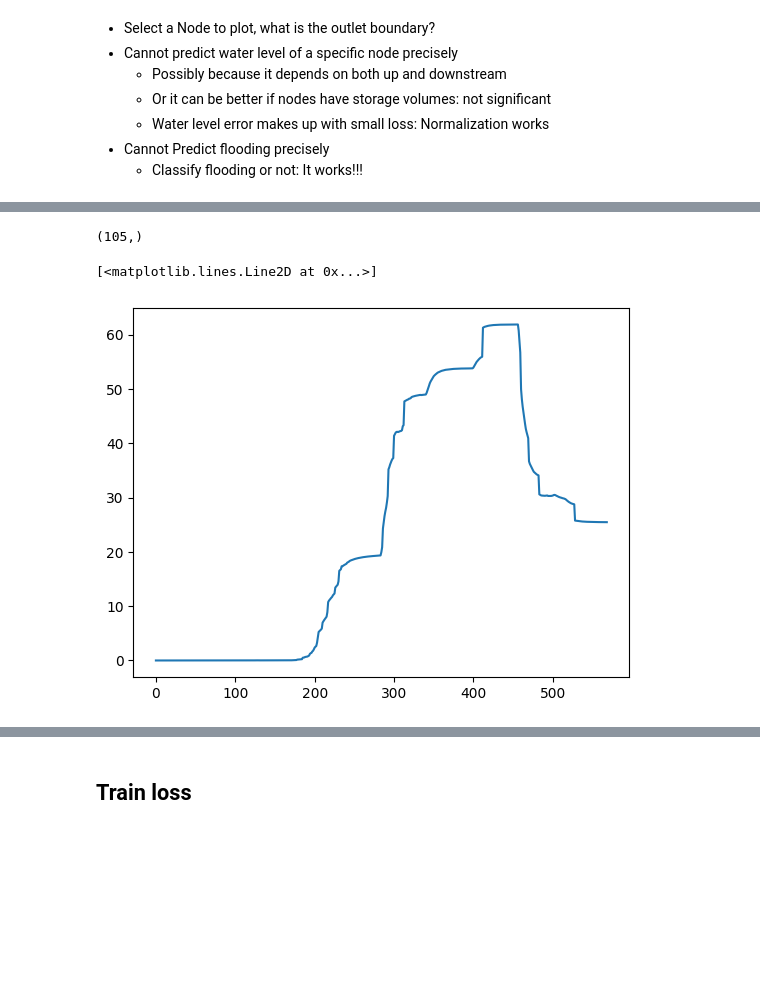
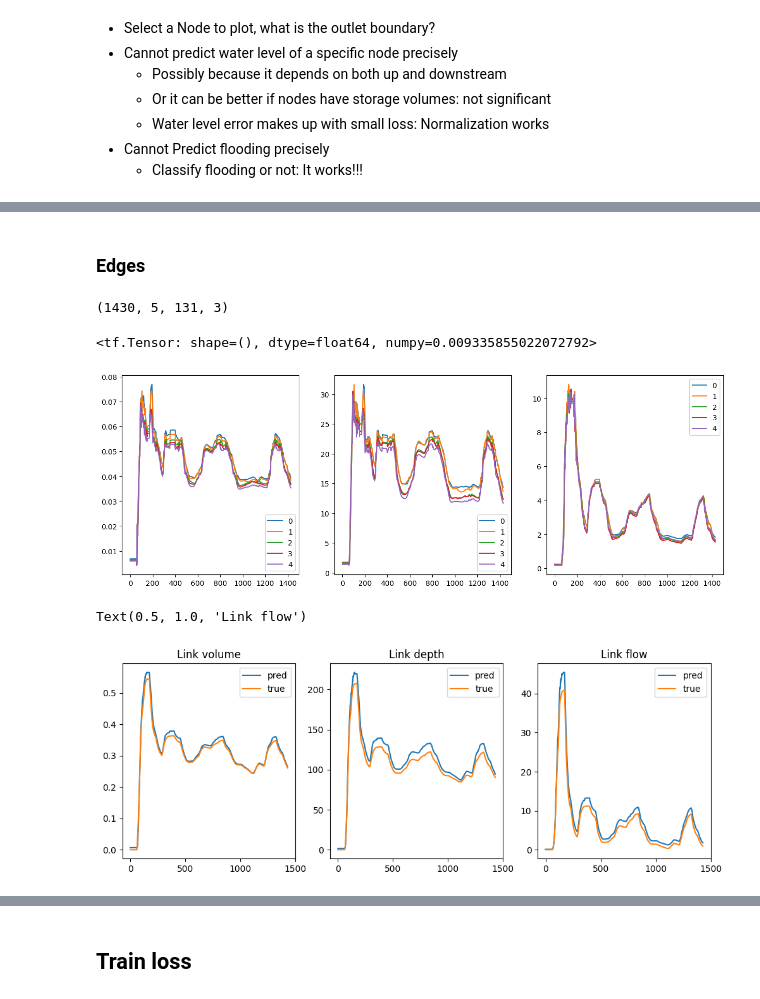
Before and after one commit to Zhiyu014/GNN-UDS, a Jupyter notebook: surrogate/test.ipynb, the cells around one changed output, grey strips where cells are left out. Saved outputs shown, nothing was run; the diff lists cells and outputs as text; code cells hidden in the pictures; blank space fills up the shorter version.

Commit message:
inverse flow bug fixed

```diff
--- a/surrogate/test.ipynb
+++ b/surrogate/test.ipynb
@@ -139,10 +132,44 @@ pred.shape
-# %%
-hmax.shape
-# %% [output]
-(105,)
-# %%
-h,q_us,q_ds,q_w = [true[...,i] for i in range(4)]
-plt.plot(((q_us + r[...,0] - q_ds).clip(0) * ((hmax-h)<0.01))[:,0,:].mean(axis=1))
-# %% [output]
-[<matplotlib.lines.Line2D at 0x...>]
-[figure, removed]
+# %% [markdown]
+### Edges
+# %%
+event = 'bpswmm_2412'
+true = np.load(os.path.join(cwd,event+'_edge_true.npy'))
+pred = np.load(os.path.join(cwd,event+'_edge_pred.npy'))
+err = true - pred
+err.shape
+# %% [output]
+(1430, 5, 131, 3)
+# %%
+norm_e = np.load('./model/shunqing/5s_10k_edge_res_norm_flood/norm_e.npy')
+mse(true/norm_e,pred/norm_e)
+# %% [output]
+<tf.Tensor: shape=(), dtype=float64, numpy=0.009335855022072792>
+# %%
+fig,axes = plt.subplots(1,3,figsize=(15,5))
+for i,ax in enumerate(axes):
+    for j in range(err.shape[1]):
+        ax.plot(np.abs(err).mean(axis=2)[:,j,i],label=j)
+    ax.legend()
+# %% [output]
+[figure, added]
+# %%
+fig,(ax1,ax2,ax3) = plt.subplots(1,3,figsize=(12,4))
+seq = 0
+
+ax1.plot(pred[:,seq,...].mean(axis=1)[:,0],label='pred')
+ax1.plot(true[:,seq,...].mean(axis=1)[:,0],label='true')
+ax1.legend()
+ax1.set_title('Link volume')
+
+ax2.plot(pred[:,seq,...].mean(axis=1)[:,1],label='pred')
+ax2.plot(true[:,seq,...].mean(axis=1)[:,1],label='true')
+ax2.legend()
+ax2.set_title('Link depth')
+
+ax3.plot(pred[:,seq,...].mean(axis=1)[:,2],label='pred')
+ax3.plot(true[:,seq,...].mean(axis=1)[:,2],label='true')
+ax3.legend()
+ax3.set_title('Link flow')
+# %% [output]
+Text(0.5, 1.0, 'Link flow')
+[figure, added]
```
Also changed, not shown: parts of 40 cells of this notebook, 21 other files.
